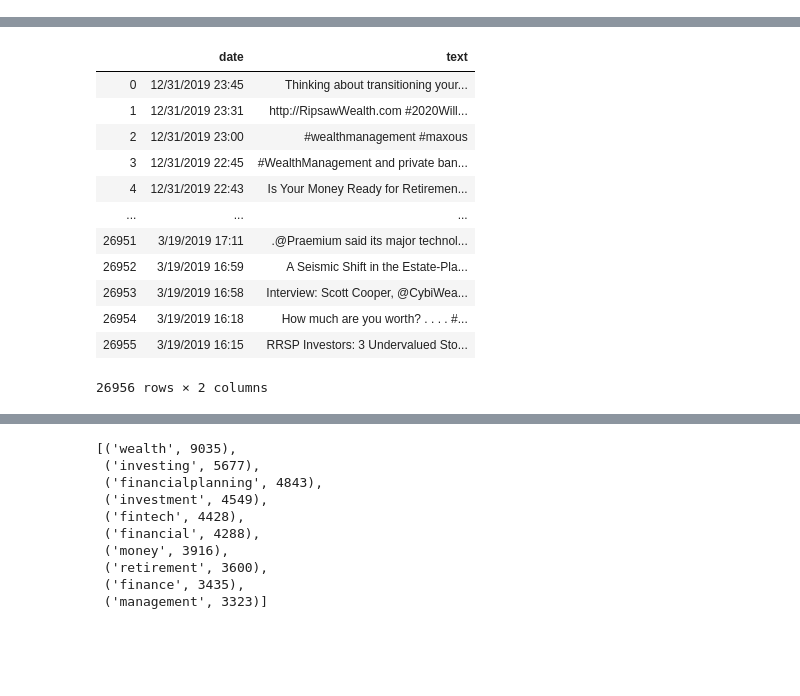
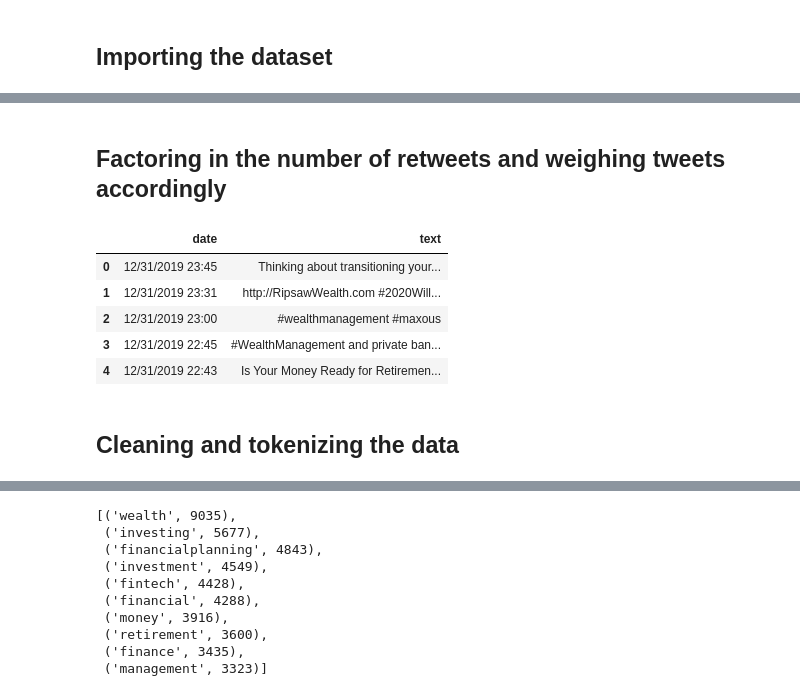
Before and after one commit to adityabaser/Morgan-Stanley-Sentiment-Analysis, a Jupyter notebook: Topicmodeling-wealthmanagement .ipynb, the cells around one changed output, grey strips where cells are left out. Cells and saved outputs as stored; diff of their text form; code cells hidden in the pictures; blank space fills up the shorter version.

```diff
--- a/Topicmodeling-wealthmanagement .ipynb
+++ b/Topicmodeling-wealthmanagement .ipynb
@@ -5 +24,3 @@ import matplotlib.pyplot as plt
+# %% [markdown]
+## Importing the dataset
 # %%
@@ -13,27 +33,24 @@ df.head()
 | 2 | 12/31/2019 23:00 | TedHunter1 | NaN | 0 | 0 | 0 | #wealthmanagement #maxous | NaN | NaN | #wealthmanagement #maxous | ... |
 | 3 | 12/31/2019 22:45 | RAlexJimenez | NaN | 0 | 0 | 0 | #WealthManagement and private ban... | NaN | @FinTechMagazine | #WealthManagement #wealthtech #fi... | ... |
 | 4 | 12/31/2019 22:43 | findadvisor | NaN | 0 | 0 | 0 | Is Your Money Ready for Retiremen... | NaN | NaN | #RetirementPlan #FinancialPlan #W... | ... |
+# %% [markdown]
+## Factoring in the number of retweets and weighing tweets accordingly
 # %%
 df_tweets = df[["date","text","retweets"]]
 df_tweets = df_tweets.dropna()
 l1= df_tweets["text"].values
 for i in range(len(l1)):
     l1[i] = (l1[i]+' ')*(int(df_tweets["retweets"].values[i]+1))
 df_tweets["text"] =  l1
 df_tweets = df_tweets[["date","text"]]
-df_tweets
+df_tweets.head()
 # %% [output]
 |  | date | text |
 | 0 | 12/31/2019 23:45 | Thinking about transitioning your... |
 | 1 | 12/31/2019 23:31 | http://RipsawWealth.com #2020Will... |
 | 2 | 12/31/2019 23:00 | #wealthmanagement #maxous |
 | 3 | 12/31/2019 22:45 | #WealthManagement and private ban... |
 | 4 | 12/31/2019 22:43 | Is Your Money Ready for Retiremen... |
-| ... | ... | ... |
-| 26951 | 3/19/2019 17:11 | .@Praemium said its major technol... |
-| 26952 | 3/19/2019 16:59 | A Seismic Shift in the Estate-Pla... |
-| 26953 | 3/19/2019 16:58 | Interview: Scott Cooper, @CybiWea... |
-| 26954 | 3/19/2019 16:18 | How much are you worth? . . . . #... |
-| 26955 | 3/19/2019 16:15 | RRSP Investors: 3 Undervalued Sto... |
-26956 rows × 2 columns
+# %% [markdown]
+## Cleaning and tokenizing the data
 # %%
```
Also changed, not shown: parts of 13 cells of this notebook, 1 other file.
